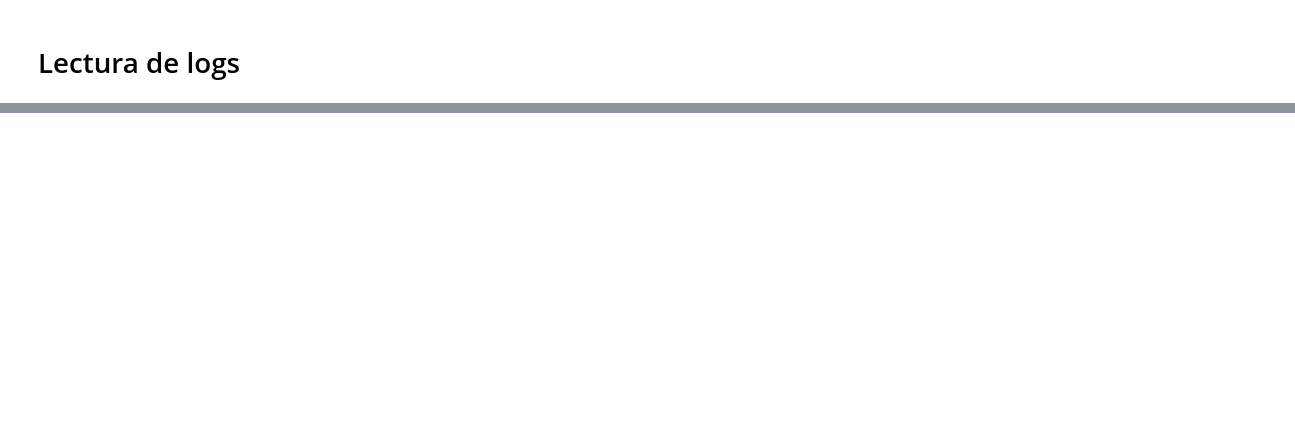
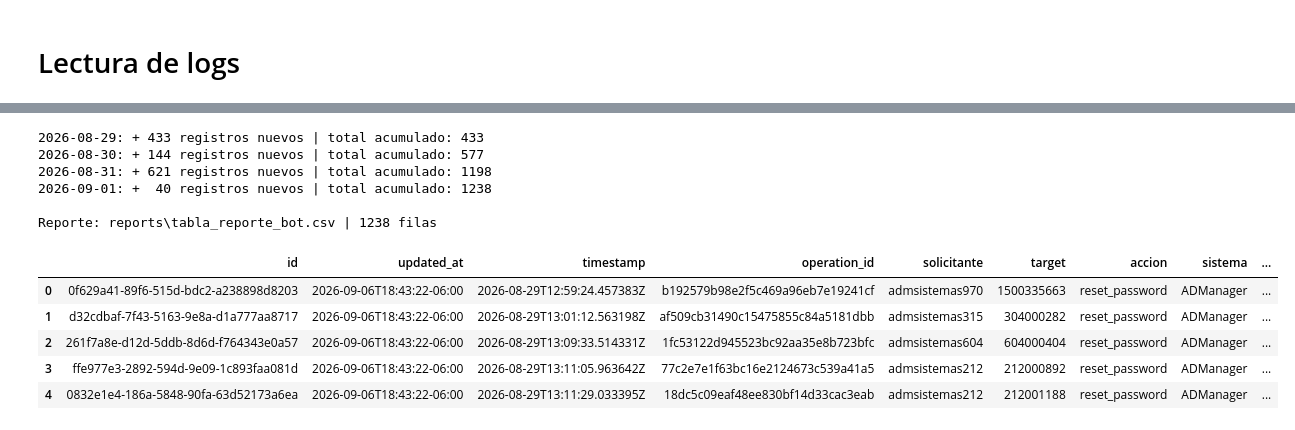
Before and after one commit to Osenday/bot_log_report, a Jupyter notebook: notebooks/main.ipynb, the cells around one changed output, grey strips where cells are left out. Saved outputs shown, nothing was run; the diff lists cells and outputs as text; code cells hidden in the pictures; blank space fills up the shorter version.

```diff
--- a/notebooks/main.ipynb
+++ b/notebooks/main.ipynb
@@ -40,0 +1238,23 @@ mantenibilidad a largo plazo)
+# %%
+# Ejecución end-to-end de todos los días disponibles
+for _fecha in fechas_disponibles():
+    _reporte, _nuevos = procesar_fecha(_fecha)
+    print(f"{_fecha}: +{_nuevos:>4} registros nuevos | total acumulado: {len(_reporte)}")
+
+_reporte = cargar_reporte()
+print()
+print("Reporte:", REPORT_PATH.relative_to(PROJECT_ROOT), "|", len(_reporte), "filas")
+_reporte.head()
+# %% [output]
+2026-08-29: + 433 registros nuevos | total acumulado: 433
+2026-08-30: + 144 registros nuevos | total acumulado: 577
+2026-08-31: + 621 registros nuevos | total acumulado: 1198
+2026-09-01: +  40 registros nuevos | total acumulado: 1238
+
+Reporte: reports\tabla_reporte_bot.csv | 1238 filas
+|  | id | updated_at | timestamp | operation_id | solicitante | target | accion | sistema | ... |
+| 0 | 0f629a41-89f6-515d-bdc2-a238898d8203 | 2026-09-06T18:43:22-06:00 | 2026-08-29T12:59:24.457383Z | b192579b98e2f5c469a96eb7e19241cf | admsistemas970 | 1500335663 | reset_password | ADManager | ... |
+| 1 | d32cdbaf-7f43-5163-9e8a-d1a777aa8717 | 2026-09-06T18:43:22-06:00 | 2026-08-29T13:01:12.563198Z | af509cb31490c15475855c84a5181dbb | admsistemas315 | 304000282 | reset_password | ADManager | ... |
+| 2 | 261f7a8e-d12d-5ddb-8d6d-f764343e0a57 | 2026-09-06T18:43:22-06:00 | 2026-08-29T13:09:33.514331Z | 1fc53122d945523bc92aa35e8b723bfc | admsistemas604 | 604000404 | reset_password | ADManager | ... |
+| 3 | ffe977e3-2892-594d-9e09-1c893faa081d | 2026-09-06T18:43:22-06:00 | 2026-08-29T13:11:05.963642Z | 77c2e7e1f63bc16e2124673c539a41a5 | admsistemas212 | 212000892 | reset_password | ADManager | ... |
+| 4 | 0832e1e4-186a-5848-90fa-63d52173a6ea | 2026-09-06T18:43:22-06:00 | 2026-08-29T13:11:29.033395Z | 18dc5c09eaf48ee830bf14d33cac3eab | admsistemas212 | 212001188 | reset_password | ADManager | ... |
```
Also changed, not shown: parts of 35 cells of this notebook, 1 other file.
